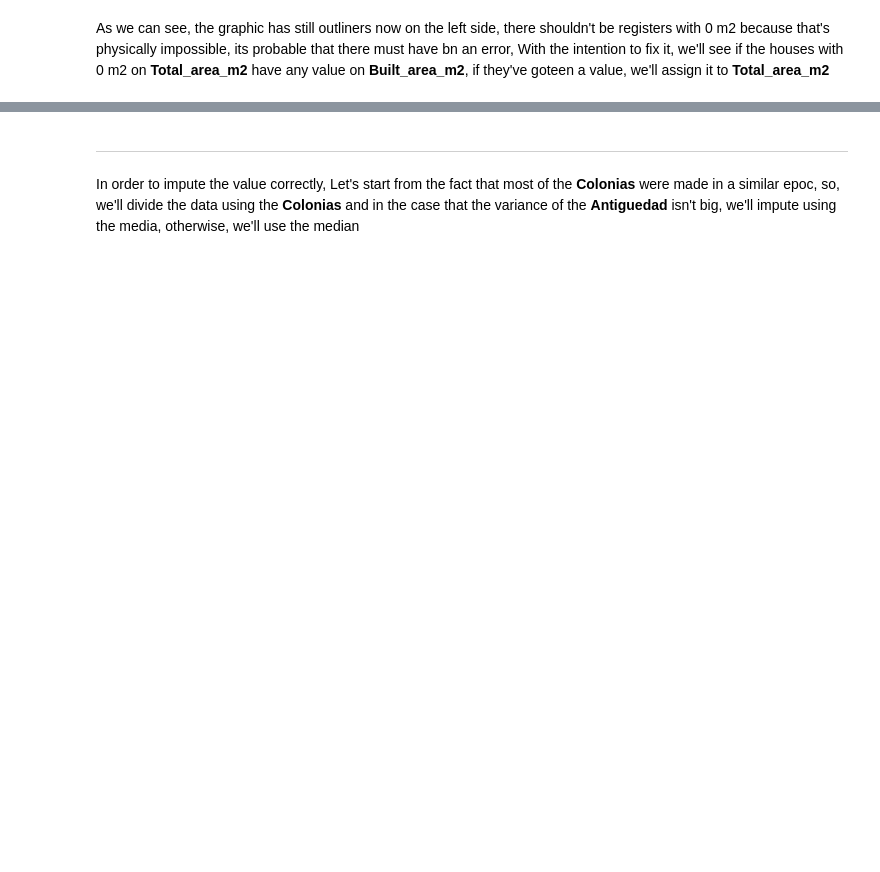
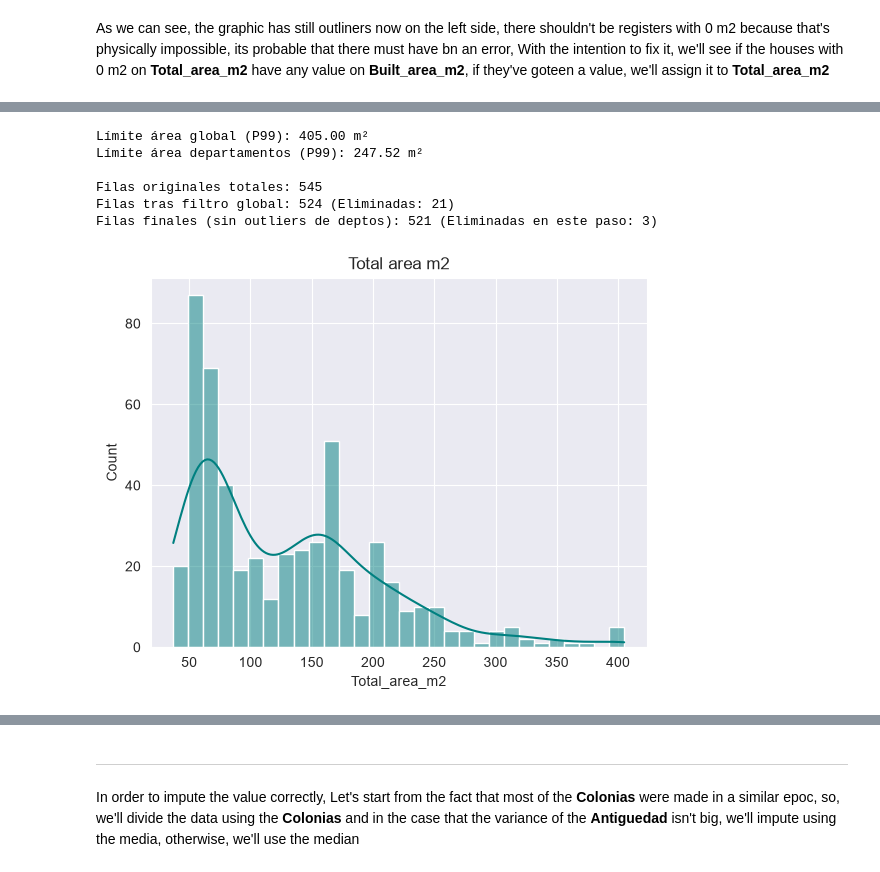
Before and after one commit to gamerOZZY/Zacah_Valuer, a Jupyter notebook: notebooks/Standarization_and_null_values.ipynb, the cells around one changed output, grey strips where cells are left out. Cells and saved outputs as stored; diff of their text form; code cells hidden in the pictures; blank space fills up the shorter version.

```diff
--- a/notebooks/Standarization_and_null_values.ipynb
+++ b/notebooks/Standarization_and_null_values.ipynb
@@ -139,0 +191,39 @@ plt.show()
+# %%
+# --- PASO 1: Remover el percentil 95 de los datos en general ---
+num_original = len(datos)
+limite_general = datos['Total_area_m2'].quantile(.96)
+
+# Filtrado global
+datos_filtrados = datos[datos['Total_area_m2'] <= limite_general].copy()
+
+
+# --- PASO 2: Calcular el percentil 99 de departamentos y remover sus outliers del dataset general ---
+# 1. Identificar el límite del percentil 99 solo para los departamentos del set ya filtrado
+limite_departamentos = datos_filtrados[datos_filtrados['PropertyType'] == 'Apartamento']['Total_area_m2'].quantile(0.99)
+
+# 2. Excluir del dataset general aquellos registros que sean 'Apartamento' Y superen su límite específico
+# (Mantenemos todo lo que NO sea apartamento, O los apartamentos que cumplan el límite)
+filtro_deptos_outliers = (datos_filtrados['PropertyType'] == 'Apartamento') & (datos_filtrados['Total_area_m2'] > limite_departamentos)
+datos = datos_filtrados[~filtro_deptos_outliers].copy()
+
+
+# --- VERIFICACIÓN ---
+print(f"Límite área global (P99): {limite_general:.2f} m²")
+print(f"Límite área departamentos (P99): {limite_departamentos:.2f} m²\n")
+
+print(f"Filas originales totales: {num_original}")
+print(f"Filas tras filtro global: {len(datos_filtrados)} (Eliminadas: {num_original - len(datos_filtrados)})")
+print(f"Filas finales (sin outliers de deptos): {len(datos)} (Eliminadas en este paso: {len(datos_filtrados) - len(datos)})")
+# %% [output]
+Límite área global (P99): 405.00 m²
+Límite área departamentos (P99): 247.52 m²
+
+Filas originales totales: 545
+Filas tras filtro global: 524 (Eliminadas: 21)
+Filas finales (sin outliers de deptos): 521 (Eliminadas en este paso: 3)
+# %%
+sns.histplot(data=datos,x='Total_area_m2', color='teal', kde=True, bins=30)
+plt.title('Total area m2')
+plt.show()
+# %% [output]
+[figure, added]
```
Also changed, not shown: parts of 34 cells of this notebook, 2 other files.
